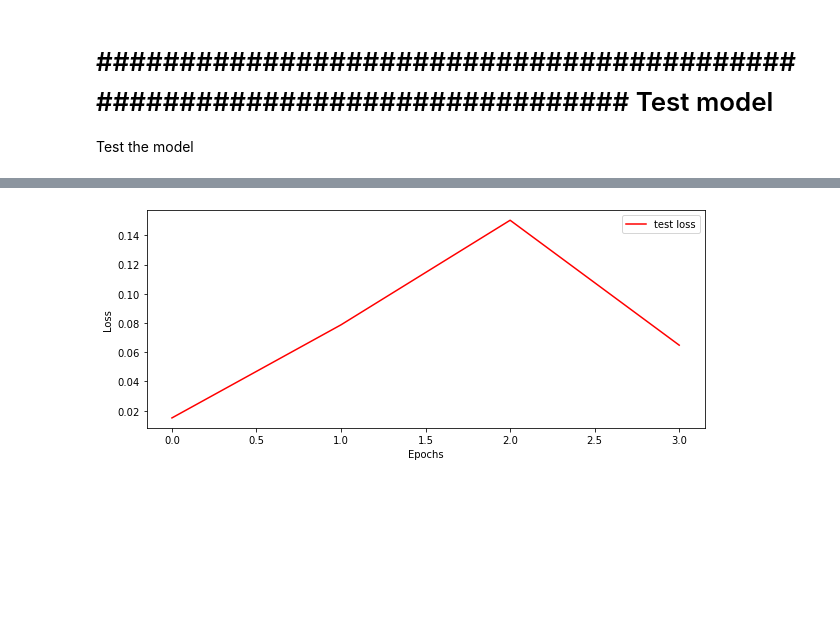
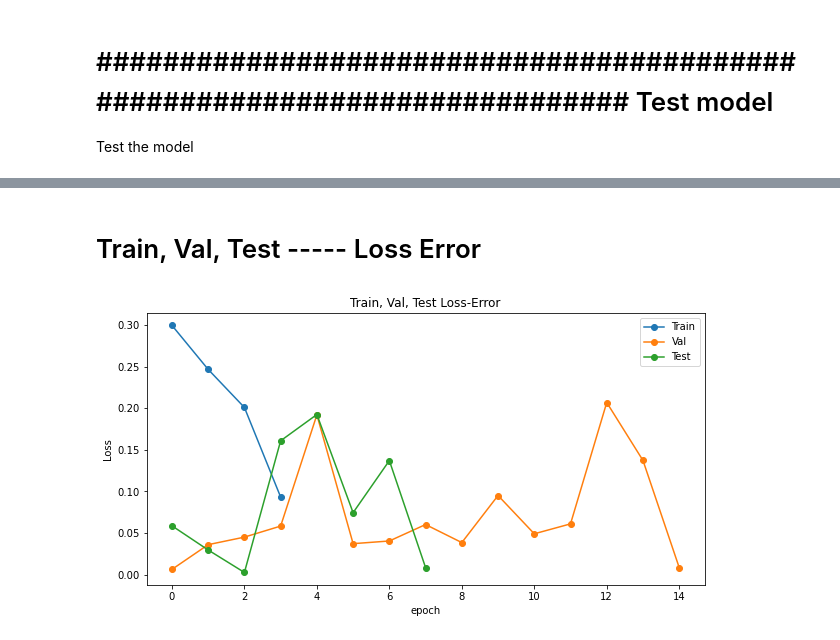
Before and after one commit to Tesfit-haile/Machine-Learing-Deep-Learning-computer-vision, a Jupyter notebook: Projects-ML_DL_CV/PlantVillate_disease_detector_project_2.ipynb, the cells around one changed output, grey strips where cells are left out. Cells and saved outputs as stored; diff of their text form; code cells hidden in the pictures; blank space fills up the shorter version.

```diff
--- a/Projects-ML_DL_CV/PlantVillate_disease_detector_project_2.ipynb
+++ b/Projects-ML_DL_CV/PlantVillate_disease_detector_project_2.ipynb
@@ -235,6 +241,8 @@ for epoch in range(4):  # repeat loop over the dataset multiple times
 
     corr = 0
     n_samples = 0
+    ix = 0
+    running_loss_train = 0
 
     for images, labels in train_data_loader:
 
@@ -245,13 +253,23 @@ for epoch in range(4):  # repeat loop over the dataset multiple times
         loss.backward()
         optimizer.step()
 
+        ############# Accu ########################
         _, predictions = torch.max(score_pred, 1)
         good_pred = (predictions == labels).sum().item()
         corr += good_pred
         n_samples += labels.size(0)
 
-        train_accuracy.append(good_pred)
-        train_loss.append(loss.item())
+        train_accuracy.append(100 * corr / n_samples)
+        ix += 1
+
+        if ix % 10 == 0:
+            print(f"Loss-Error: >>>> {loss.item()}")
+
+    ############# loss error ########################
+        running_loss_train += loss.item()
+    epoch_loss_train = running_loss_train / len(train_data_loader)
+    train_loss.append(epoch_loss_train)
+
 
     print(f" --->> Accuracy on Training-data -->> : {100 * corr / n_samples}")
 # %% [output]
@@ -278,10 +295,13 @@ plt.show()
 # %%
 # Step 5: Validating the model using the val_data_loader set
 val_loss = []
+val_acc = []
+iters = []
 
 with torch.no_grad():
     corr_pred = 0
     n_samples = 0
+    running_loss_val = 0
 
     for x, y in val_data_loader:
         val_scores = my_cnn(x)
@@ -292,7 +312,14 @@ with torch.no_grad():
         corr_pred += goodPred
         n_samples += y.size(0)
 
-        val_loss.append(valLoss)
+        val_acc.append(100 * corr_pred / n_samples)
+        val_loss.append(valLoss.item())
+
+    ############# loss error ########################
+        running_loss_val += loss.item()
+    epoch_loss_val = running_loss_val / len(val_data_loader)
+    val_loss.append(epoch_loss_val)
 
     print(f" >>> Accuracy ON val-data >> : {100 * corr_pred / n_samples}")
+    print(f'Loss-Error', val_loss)
 # %% [output]
@@ -337,10 +364,19 @@ with torch.no_grad():
-# %%
-# loss plots
-plt.figure(figsize=(10, 4))
-plt.plot(test_loss, color='red', label='test loss')
-plt.xlabel('Epochs')
-plt.ylabel('Loss')
-plt.legend()
-plt.show()
-# %% [output]
-[figure, removed]
+# %% [markdown]
+# Train, Val, Test ----- Loss Error
+# %%
+# acc plots
+plt.figure(figsize=(10,5))
+
+plt.plot(train_loss, '-o')
+plt.plot(val_loss, '-o')
+plt.plot(test_loss, '-o')
+
+plt.xlabel('epoch')
+plt.ylabel('Loss')
+plt.legend(['Train','Val', 'Test'])
+
+plt.title("Train, Val, Test Loss-Error")
+
+plt.show()
+# %% [output]
+[figure, added]
```
Also changed, not shown: parts of 22 cells of this notebook, 2 other files.
